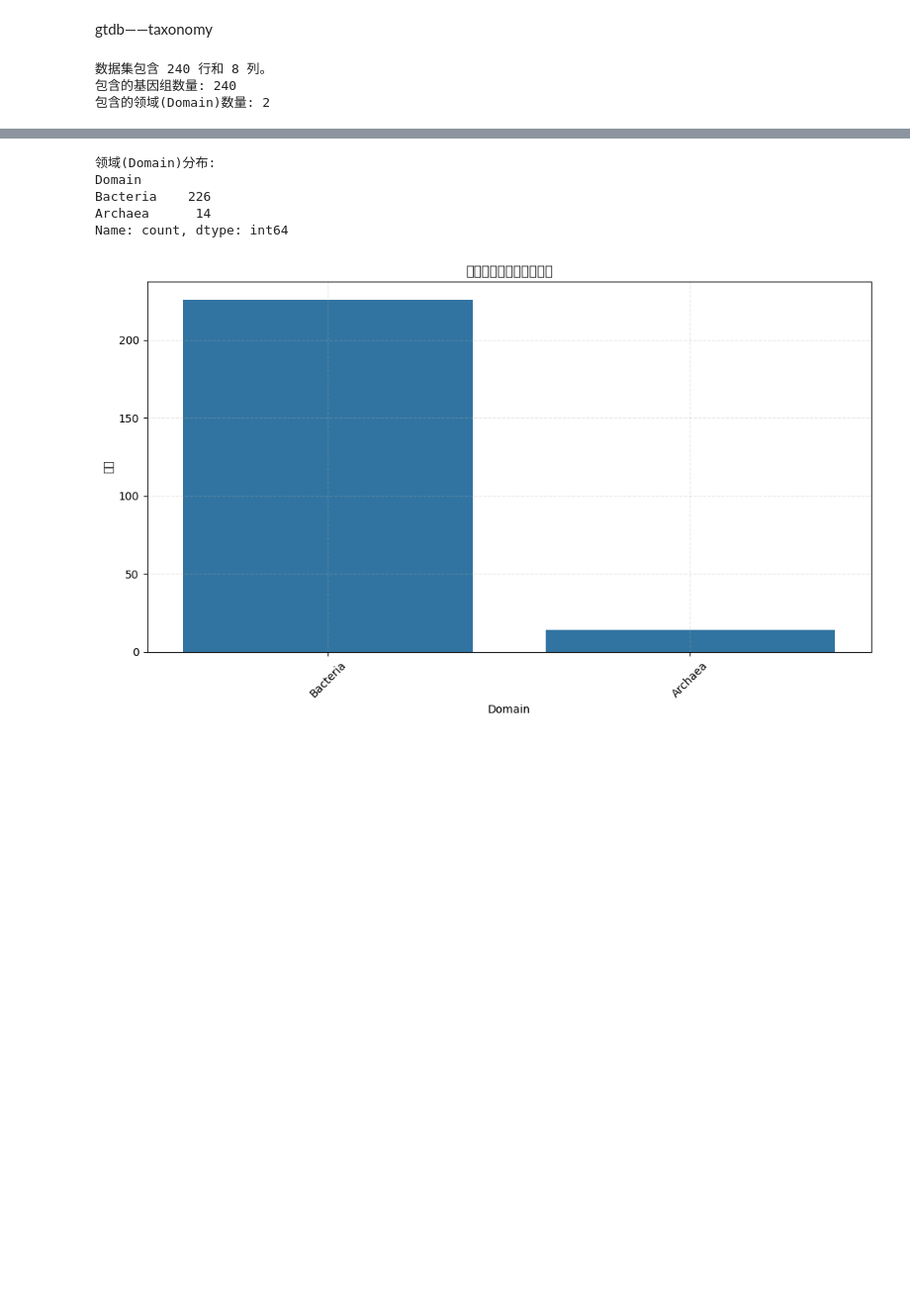
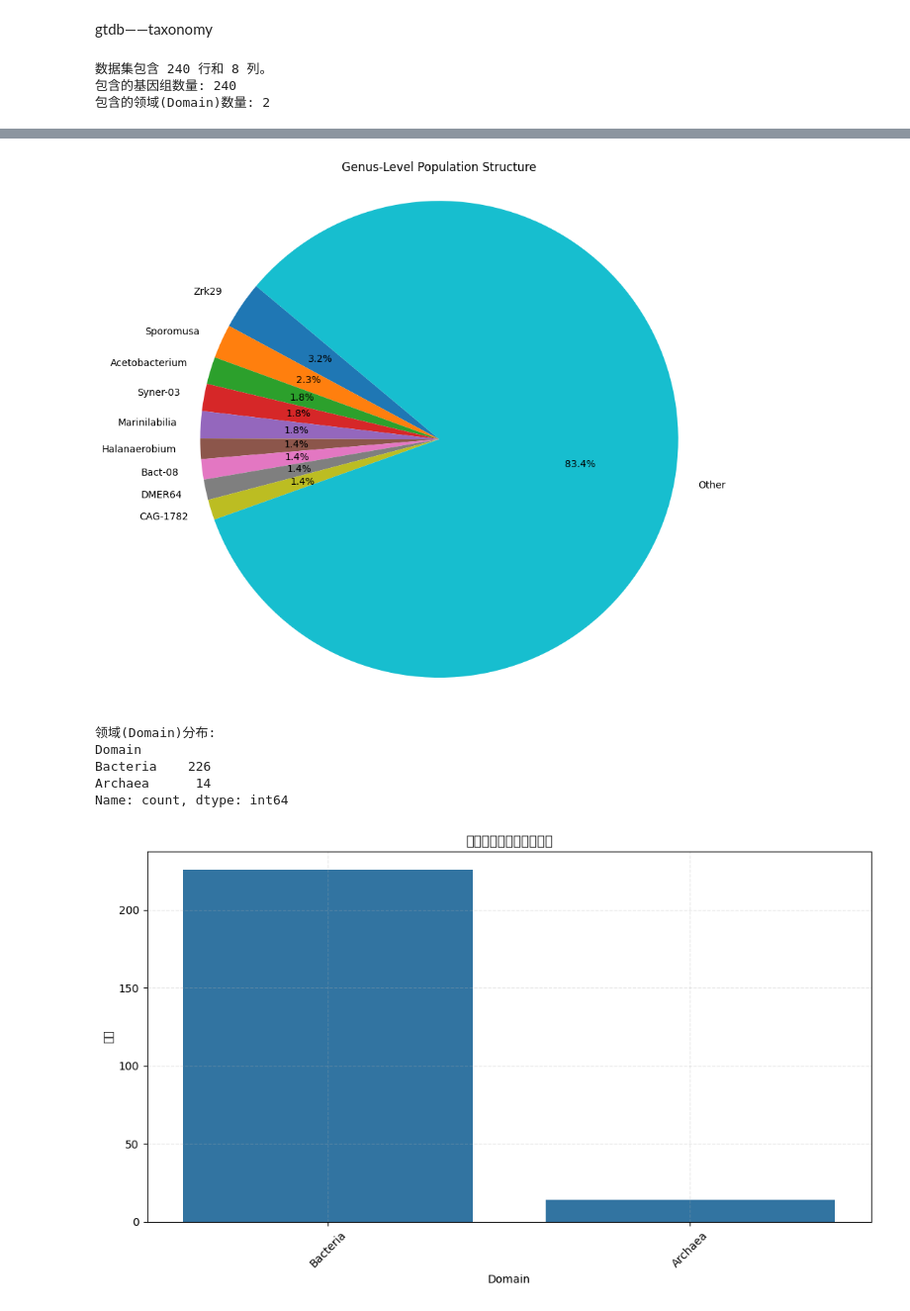
Before and after one commit to azddzasw/Electromics-project, a Jupyter notebook: notebooks/data_analysis.ipynb, the cells around one changed output, grey strips where cells are left out. Shown at 99% size. Drawn from its saved outputs; the diff is of its cells as text; code cells hidden in the pictures; blank space fills up the shorter version.

```diff
--- a/notebooks/data_analysis.ipynb
+++ b/notebooks/data_analysis.ipynb
@@ -121,3 +158,23 @@ print(f"包含的领域(Domain)数量: {data['Domain'].nunique()}")
+# %%
+genus_counts = data['genus'].dropna().value_counts()
+
+# 为了图形清晰，可以将低于一定阈值的合并为 "Other"
+threshold = 3  # 出现次数小于3的归为其他
+genus_main = genus_counts[genus_counts >= threshold]
+genus_other = genus_counts[genus_counts < threshold].sum()
+
+# 合并主类和“其他”
+genus_combined = pd.concat([genus_main, pd.Series({'Other': genus_other})])
+
+# 绘制饼图
+plt.figure(figsize=(10, 8))
+plt.pie(genus_combined, labels=genus_combined.index, autopct='%1.1f%%', startangle=140)
+plt.title('Genus-Level Population Structure')
+plt.axis('equal')  # 保持圆形
+plt.tight_layout()
+plt.show()
+# %% [output]
+[figure, added]
 # %%
 # 分析Domain分布
 domain_counts = data['Domain'].value_counts()
```
Also changed, not shown: parts of 3 cells of this notebook, 16 other files.
